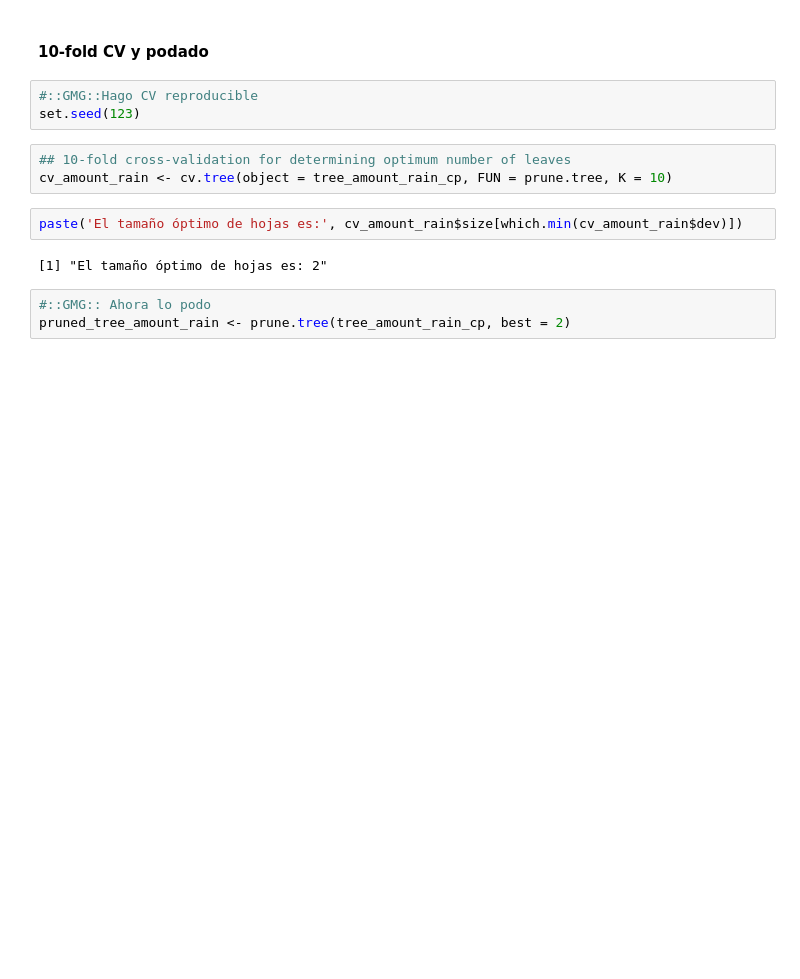
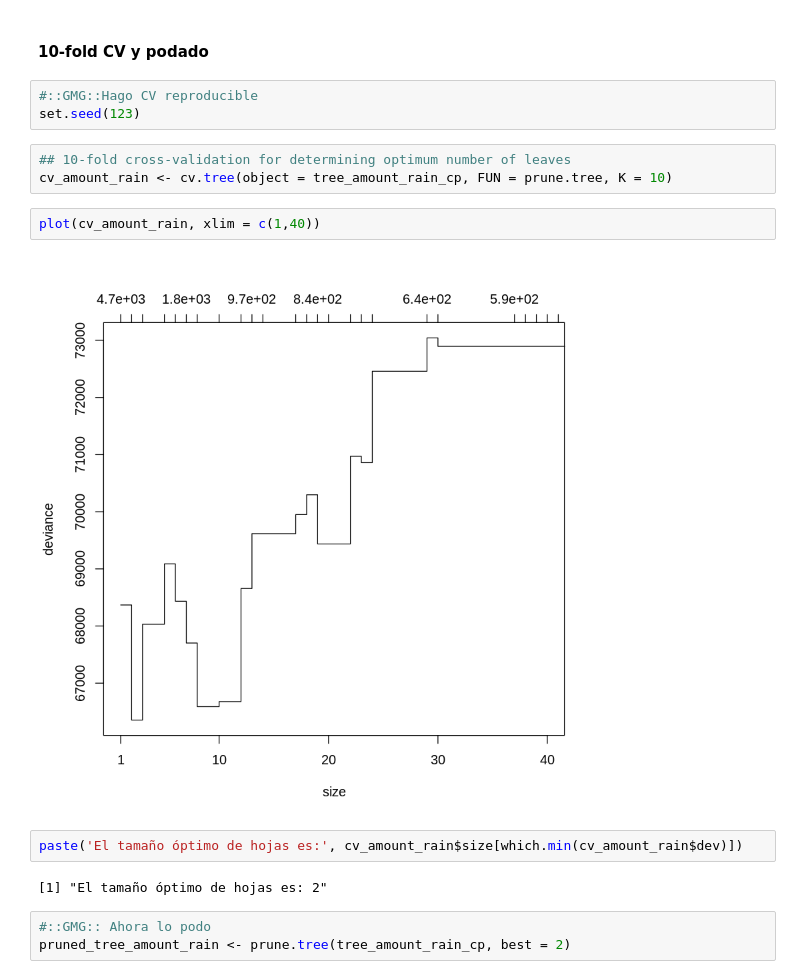
Before and after one commit to yerartdev/uc-m1966-datamining, a Jupyter notebook: d3/S17-T03_LAB_IntercomparisonTechniques.ipynb, the cells around one changed output. Cells and saved outputs as stored; diff of their text form; blank space fills up the shorter version.

```diff
--- a/d3/S17-T03_LAB_IntercomparisonTechniques.ipynb
+++ b/d3/S17-T03_LAB_IntercomparisonTechniques.ipynb
@@ -635,6 +655,10 @@ set.seed(123)
 # %%
 ## 10-fold cross-validation for determining optimum number of leaves
 cv_amount_rain <- cv.tree(object = tree_amount_rain_cp, FUN = prune.tree, K = 10)
+# %%
+plot(cv_amount_rain, xlim = c(1,40))
+# %% [output]
+[figure, added]
 # %%
 paste('El tamaño óptimo de hojas es:', cv_amount_rain$size[which.min(cv_amount_rain$dev)])
 # %% [output]
```
Also changed, not shown: parts of 18 cells of this notebook.
